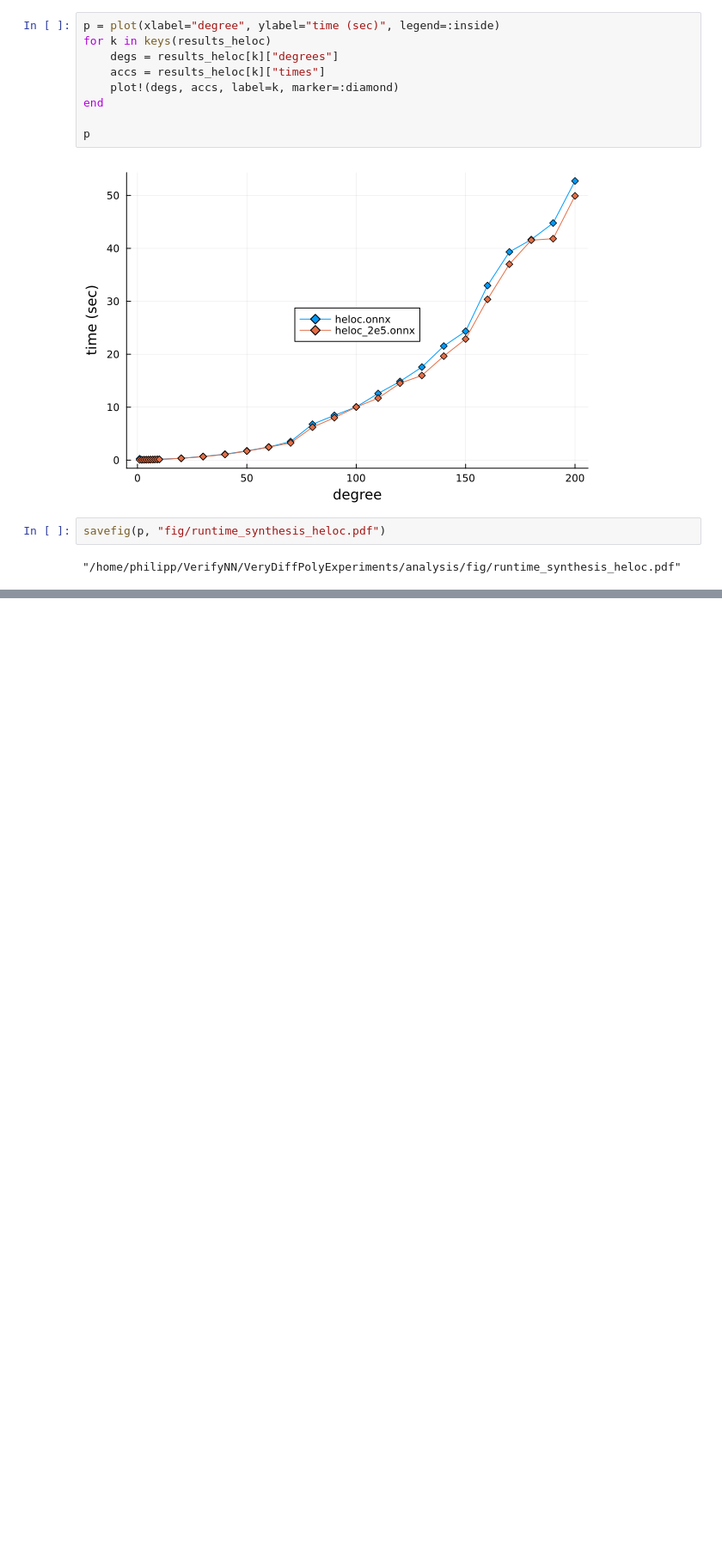
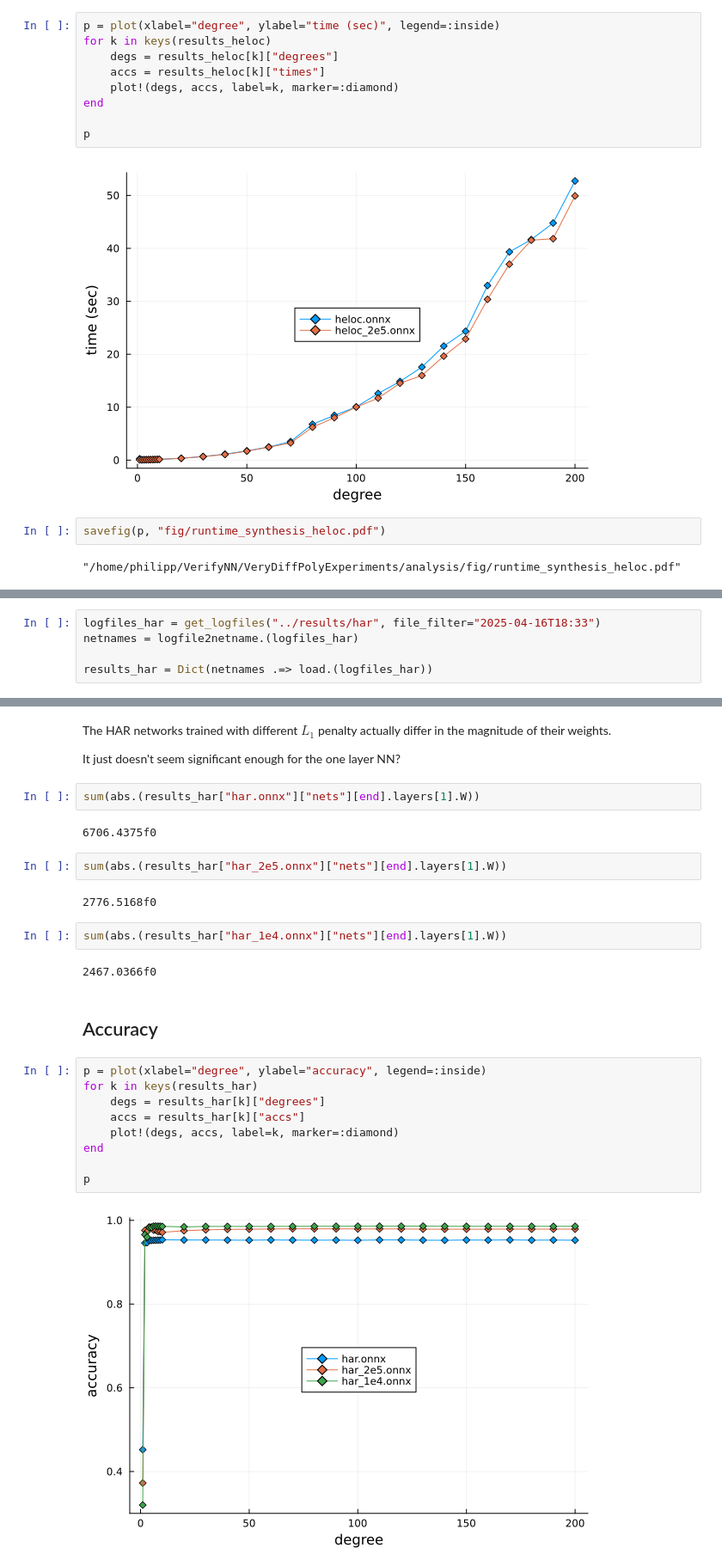
Before and after one commit to phK3/VeryDiffPolyExperiments, a Jupyter notebook: analysis/generated_nns.ipynb, the cells around one changed output, grey strips where cells are left out. Shown at 86% size. Saved outputs shown, nothing was run; the diff lists cells and outputs as text; blank space fills up the shorter version.

```diff
--- a/analysis/generated_nns.ipynb
+++ b/analysis/generated_nns.ipynb
@@ -234,0 +246,5 @@ savefig(p, "fig/runtime_synthesis_heloc.pdf")
+# %%
+logfiles_har = get_logfiles("../results/har", file_filter="2025-04-16T18:33")
+netnames = logfile2netname.(logfiles_har)
+
+results_har = Dict(netnames .=> load.(logfiles_har))
@@ -234,0 +267,29 @@ savefig(p, "fig/runtime_synthesis_heloc.pdf")
+# %% [markdown]
+The HAR networks trained with different $L_1$ penalty actually differ in the magnitude of their weights.
+
+It just doesn't seem significant enough for the one layer NN?
+# %%
+sum(abs.(results_har["har.onnx"]["nets"][end].layers[1].W))
+# %% [output]
+6706.4375f0
+# %%
+sum(abs.(results_har["har_2e5.onnx"]["nets"][end].layers[1].W))
+# %% [output]
+2776.5168f0
+# %%
+sum(abs.(results_har["har_1e4.onnx"]["nets"][end].layers[1].W))
+# %% [output]
+2467.0366f0
+# %% [markdown]
+## Accuracy
+# %%
+p = plot(xlabel="degree", ylabel="accuracy", legend=:inside)
+for k in keys(results_har)
+    degs = results_har[k]["degrees"]
+    accs = results_har[k]["accs"]
+    plot!(degs, accs, label=k, marker=:diamond)
+end
+
+p
+# %% [output]
+[figure, added]
```
Also changed, not shown: parts of 13 cells of this notebook.
